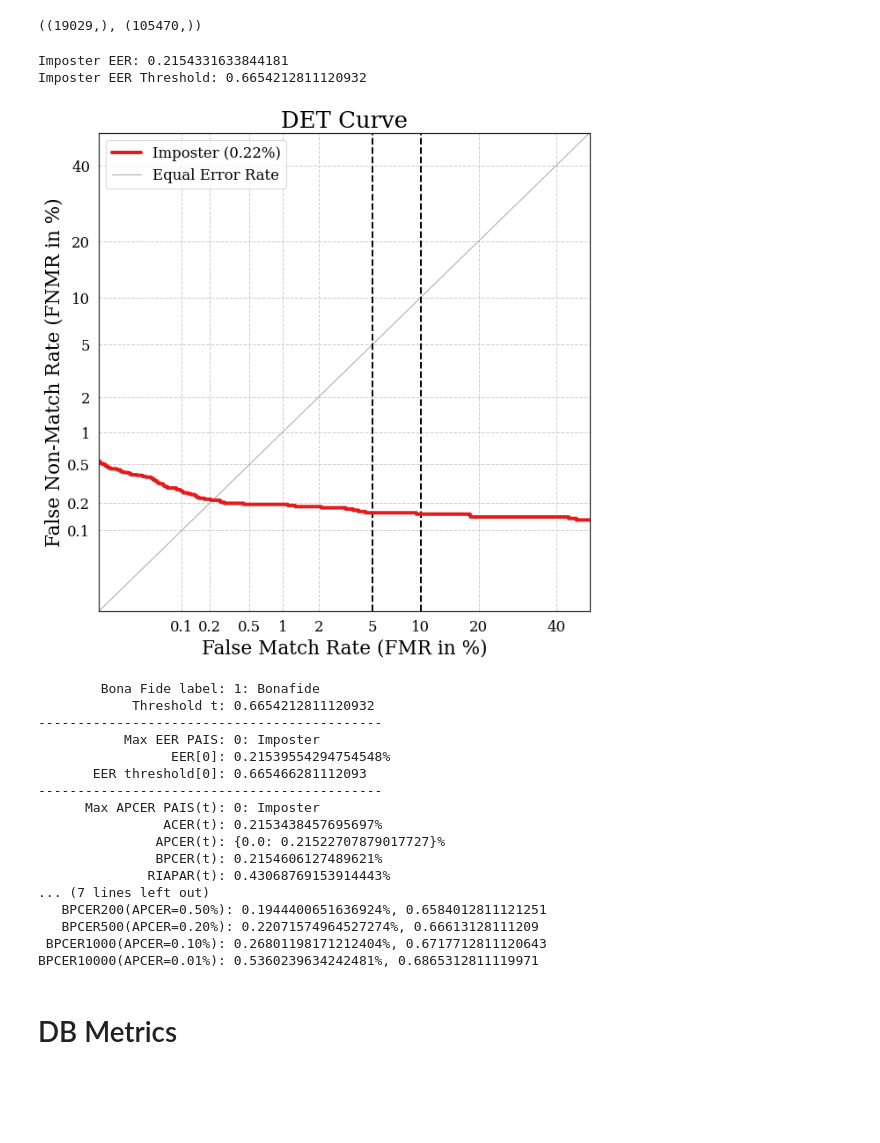
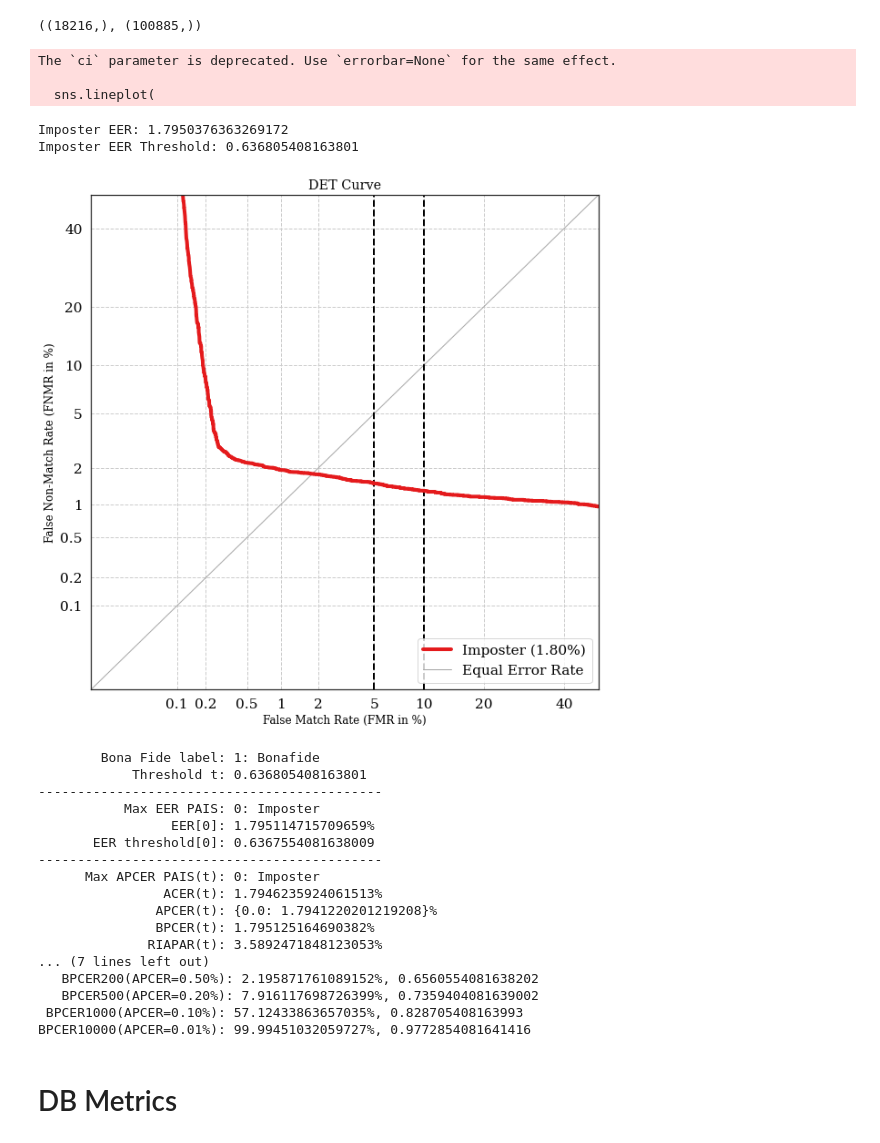
Before and after one commit to Choapinus/DenseNet10, a Jupyter notebook: notebooks/eval-npz.ipynb, the cells around one changed output. Cells and saved outputs as stored; diff of their text form; code cells hidden in the pictures; blank space fills up the shorter version.

```diff
--- a/notebooks/eval-npz.ipynb
+++ b/notebooks/eval-npz.ipynb
@@ -40,7 +37,10 @@ The autoreload extension is already loaded. To reload it, use:
 # %%
 # load positive and negative scores
-positive_scores = np.load('positive_scores_indexed.npy')
-negative_scores = np.load('negative_scores_indexed.npy')
+positive_scores = np.load('positive_scores_lms2.npy')
+negative_scores = np.load('negative_scores_lms2.npy')
+
+positive_scores = positive_scores[~np.isnan(positive_scores)]
+negative_scores = negative_scores[~np.isnan(negative_scores)]
 
 # make labels
 positive_labels = np.ones(positive_scores.shape[0])
@@ -52,7 +52,7 @@ labels = np.concatenate((positive_labels, negative_labels))
 # %%
 positive_scores.shape, negative_scores.shape
 # %% [output]
-((19029,), (105470,))
+((18216,), (100885,))
 # %%
 # normalize scores
 # scores = (scores - scores.min()) / (scores.max() - scores.min())
@@ -65,29 +68,37 @@ y_pred = np.array([1 if s > threshold else 0 for s in y_score])
 # %%
 _no_bf = 0
 _bf_index = 1
 _classes = ['Imposter', 'Bonafide']
-det = DETPlot(context="notebook", xlabel="False Match Rate (FMR in %)", ylabel="False Non-Match Rate (FNMR in %)")
+det = DETPlot(context="notebook", xlabel="False Match Rate (FMR in %)", ylabel="False Non-Match Rate (FNMR in %)", font_scale=1.4)
 
 bonafide_scores = y_score[ y_true == _bf_index ]
 attack_scores = y_score[ y_true == _no_bf ]
+
+bonafide_scores = bonafide_scores[~np.isnan(bonafide_scores)]
+attack_scores = attack_scores[~np.isnan(attack_scores)]
+
 det.set_system(attack_scores, bonafide_scores, label=f"{_classes[_no_bf]}")
 
 det_plot = det.plot()
 ths_list = list()
 
 for system in det.systems:
     ths = det.systems[system]['eer_thres']
     ths_list.append(ths)
     eer = det.systems[system]['eer']
     print(f'{system} EER: {eer}')
     print(f'{system} EER Threshold: {ths}\n')
 # %% [output]
-Imposter EER: 0.2154331633844181
-Imposter EER Threshold: 0.6654212811120932
+The `ci` parameter is deprecated. Use `errorbar=None` for the same effect.
+
+  sns.lineplot(
+Imposter EER: 1.7950376363269172
+Imposter EER Threshold: 0.636805408163801
-[figure, old version]
+[figure, new version]
 # %%
 threshold = max(ths_list)
 attack_scores, bonafide_scores, attack_true, bonafide_true = split_scores(y_true, y_score, bonafide_label=_bf_index)
+
 pais_attack_scores = split_attack_scores(attack_true, attack_scores)
 
 det_pais = det_curve_pais(attack_true, attack_scores, bonafide_scores)
@@ -136,22 +147,22 @@ print(
 )
 # %% [output]
         Bona Fide label: 1: Bonafide
-            Threshold t: 0.6654212811120932
+            Threshold t: 0.636805408163801
 --------------------------------------------
            Max EER PAIS: 0: Imposter
-                 EER[0]: 0.21539554294754548%
-       EER threshold[0]: 0.665466281112093
+                 EER[0]: 1.795114715709659%
+       EER threshold[0]: 0.6367554081638009
 --------------------------------------------
       Max APCER PAIS(t): 0: Imposter
-                ACER(t): 0.2153438457695697%
-               APCER(t): {0.0: 0.21522707879017727}%
-               BPCER(t): 0.2154606127489621%
-              RIAPAR(t): 0.43068769153914443%
+                ACER(t): 1.7946235924061513%
+               APCER(t): {0.0: 1.7941220201219208}%
+               BPCER(t): 1.795125164690382%
+              RIAPAR(t): 3.5892471848123053%
 ... (7 lines left out)
-   BPCER200(APCER=0.50%): 0.1944400651636924%, 0.6584012811121251
-   BPCER500(APCER=0.20%): 0.22071574964527274%, 0.66613128111209
- BPCER1000(APCER=0.10%): 0.26801198171212404%, 0.6717712811120643
-BPCER10000(APCER=0.01%): 0.5360239634242481%, 0.6865312811119971
+   BPCER200(APCER=0.50%): 2.195871761089152%, 0.6560554081638202
+   BPCER500(APCER=0.20%): 7.916117698726399%, 0.7359404081639002
+ BPCER1000(APCER=0.10%): 57.12433863657035%, 0.828705408163993
+BPCER10000(APCER=0.01%): 99.99451032059727%, 0.9772854081641416
 # %% [markdown]
 # DB Metrics
 # %%
```
Also changed, not shown: parts of 6 cells of this notebook, 6 other files.
